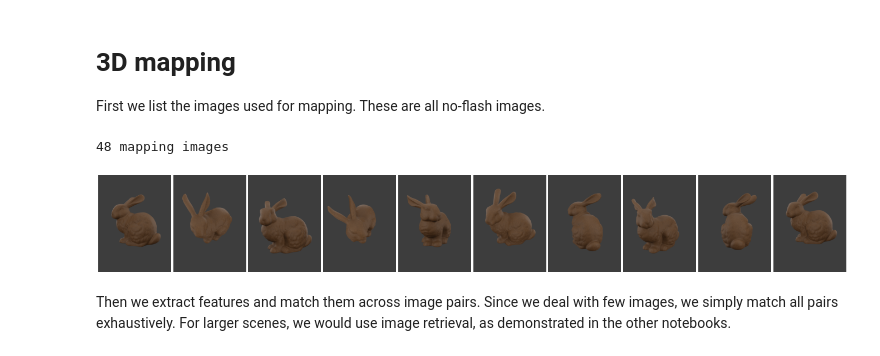
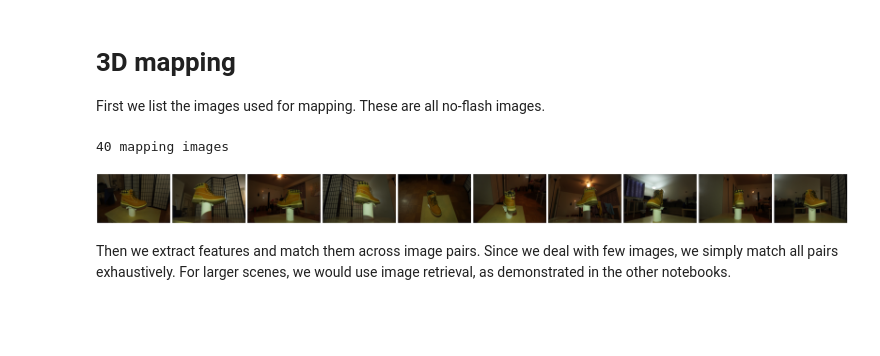
Before and after one commit to Te12944265-AMAHA/Hierarchical-Localization, a Jupyter notebook: reconstruct_custom.ipynb, the cells around one changed output. Cells and saved outputs as stored; diff of their text form; code cells hidden in the pictures; blank space fills up the shorter version.

```diff
--- a/reconstruct_custom.ipynb
+++ b/reconstruct_custom.ipynb
@@ -39,12 +39,12 @@ matcher_conf = match_features.confs['disk+lightglue']
 # 3D mapping
 First we list the images used for mapping. These are all no-flash images.
 # %%
-references = [p.relative_to(images).as_posix() for p in (images / 'no_flash/').iterdir()]
+references = [p.relative_to(images).as_posix() for p in (images / 'flash/').iterdir()]
 print(len(references), "mapping images")
 plot_images([read_image(images / r) for r in references[:10]], dpi=40)
 # %% [output]
-48 mapping images
+40 mapping images
-[figure, old version]
+[figure, new version]
 # %% [markdown]
 Then we extract features and match them across image pairs. Since we deal with few images, we simply match all pairs exhaustively. For larger scenes, we would use image retrieval, as demonstrated in the other notebooks.
 # %%
```
Also changed, not shown: parts of 5 cells of this notebook.
